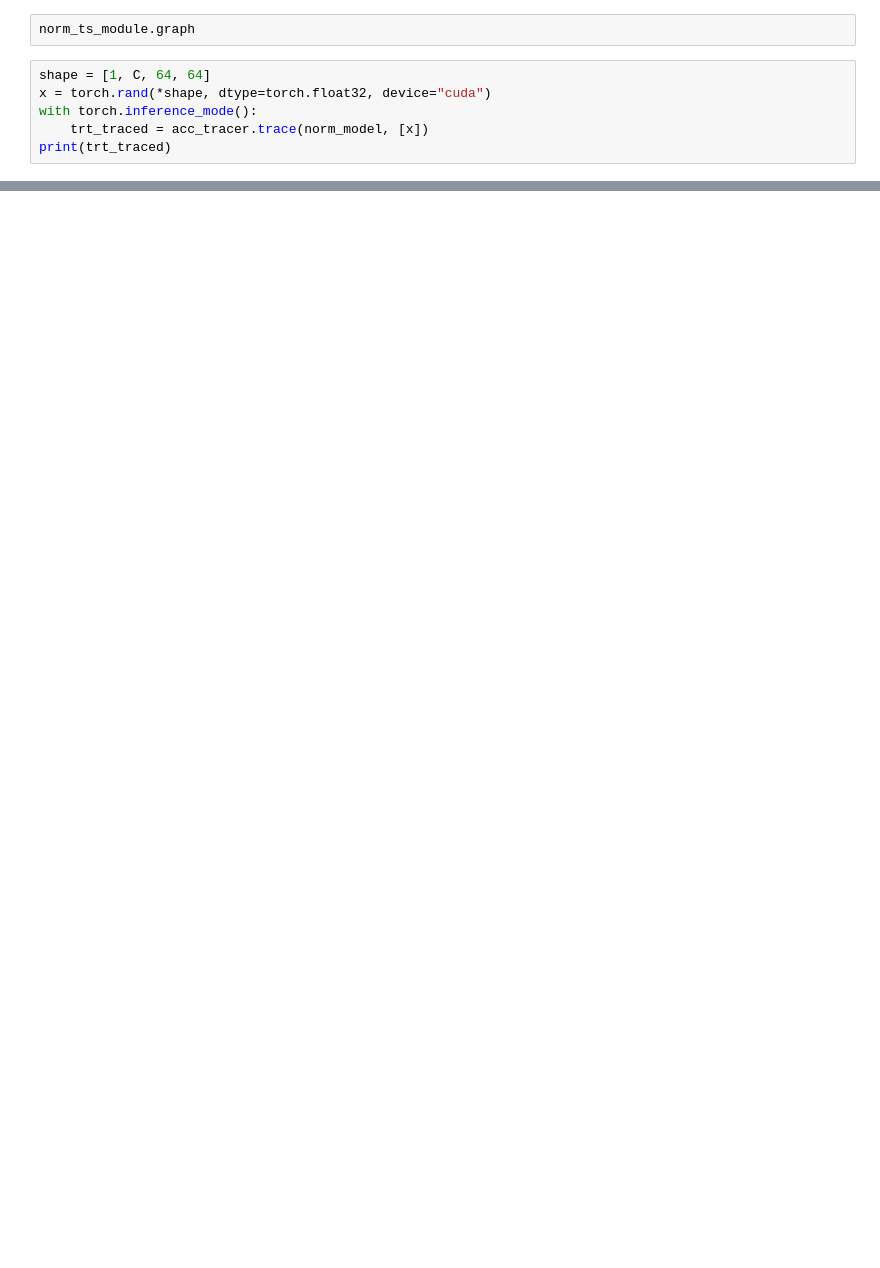
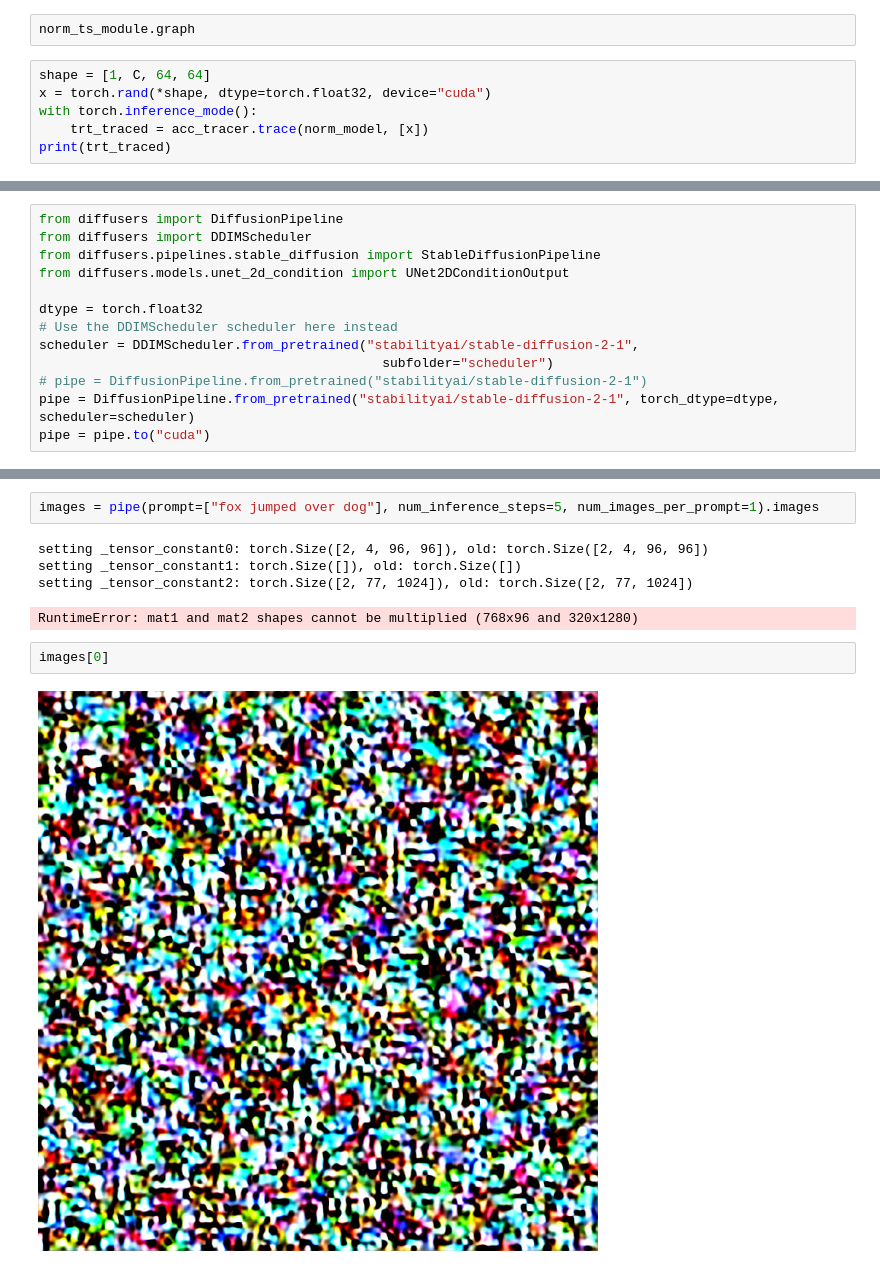
Before and after one commit to autonomi-ai/nos, a Jupyter notebook: examples/notebook/trt-compilation-groupnorm.ipynb, the cells around one changed output, grey strips where cells are left out. Drawn from its saved outputs; the diff is of its cells as text; blank space fills up the shorter version.

Commit message:
SDv2 compilation flow for UNet, VAE, CLIP

```diff
--- a/examples/notebook/trt-compilation-groupnorm.ipynb
+++ b/examples/notebook/trt-compilation-groupnorm.ipynb
@@ -459,0 +522,13 @@ for name, _ in split_mod.named_children():
+# %%
+from diffusers import DiffusionPipeline
+from diffusers import DDIMScheduler
+from diffusers.pipelines.stable_diffusion import StableDiffusionPipeline
+from diffusers.models.unet_2d_condition import UNet2DConditionOutput
+
+dtype = torch.float32
+# Use the DDIMScheduler scheduler here instead
+scheduler = DDIMScheduler.from_pretrained("stabilityai/stable-diffusion-2-1",
+                                            subfolder="scheduler")
+# pipe = DiffusionPipeline.from_pretrained("stabilityai/stable-diffusion-2-1")
+pipe = DiffusionPipeline.from_pretrained("stabilityai/stable-diffusion-2-1", torch_dtype=dtype, scheduler=scheduler)
+pipe = pipe.to("cuda")
@@ -459,0 +673,11 @@ for name, _ in split_mod.named_children():
+# %%
+images = pipe(prompt=["fox jumped over dog"], num_inference_steps=5, num_images_per_prompt=1).images
+# %% [output]
+setting _tensor_constant0: torch.Size([2, 4, 96, 96]), old: torch.Size([2, 4, 96, 96])
+setting _tensor_constant1: torch.Size([]), old: torch.Size([])
+setting _tensor_constant2: torch.Size([2, 77, 1024]), old: torch.Size([2, 77, 1024])
+RuntimeError: mat1 and mat2 shapes cannot be multiplied (768x96 and 320x1280)
+# %%
+images[0]
+# %% [output]
+[figure, added]
```
Also changed, not shown: parts of 34 cells of this notebook, 2 other files.
